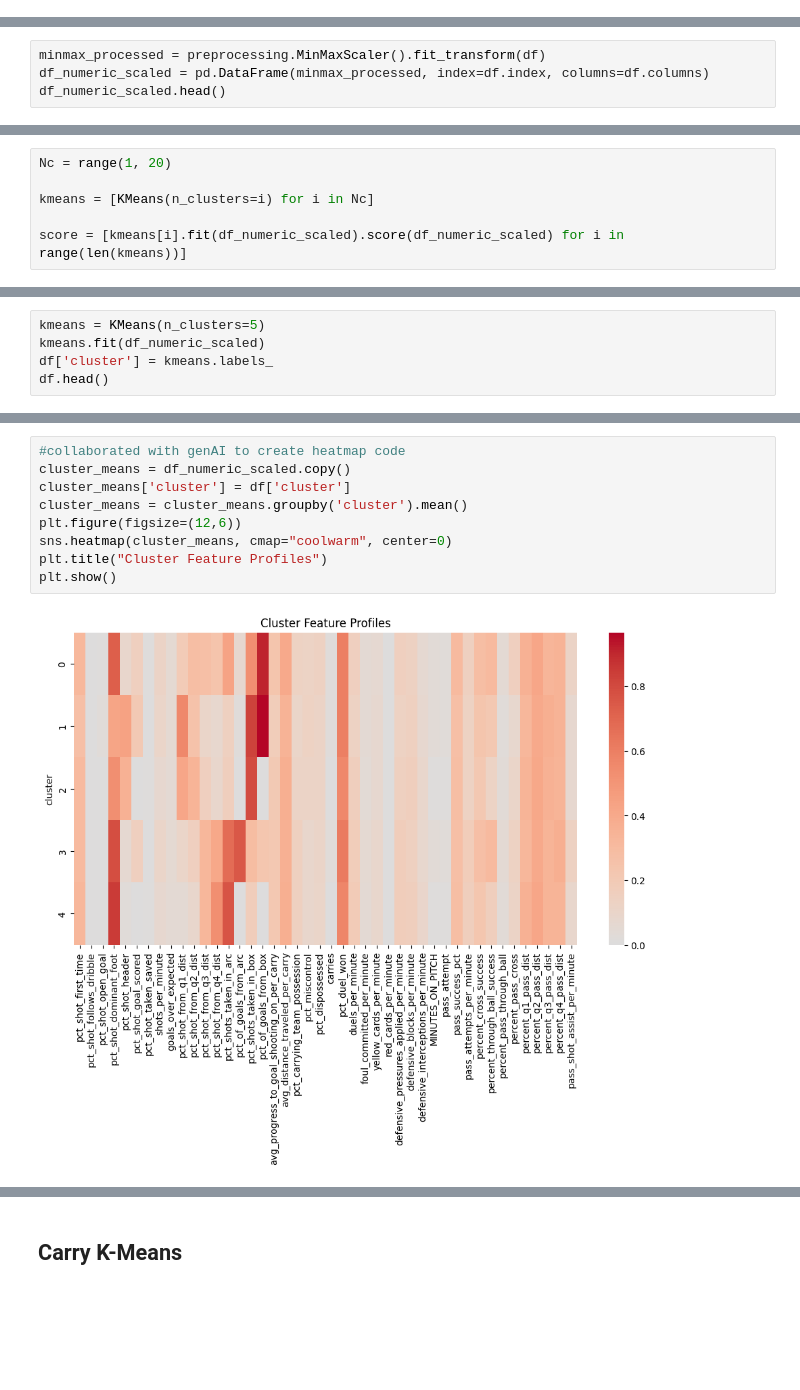
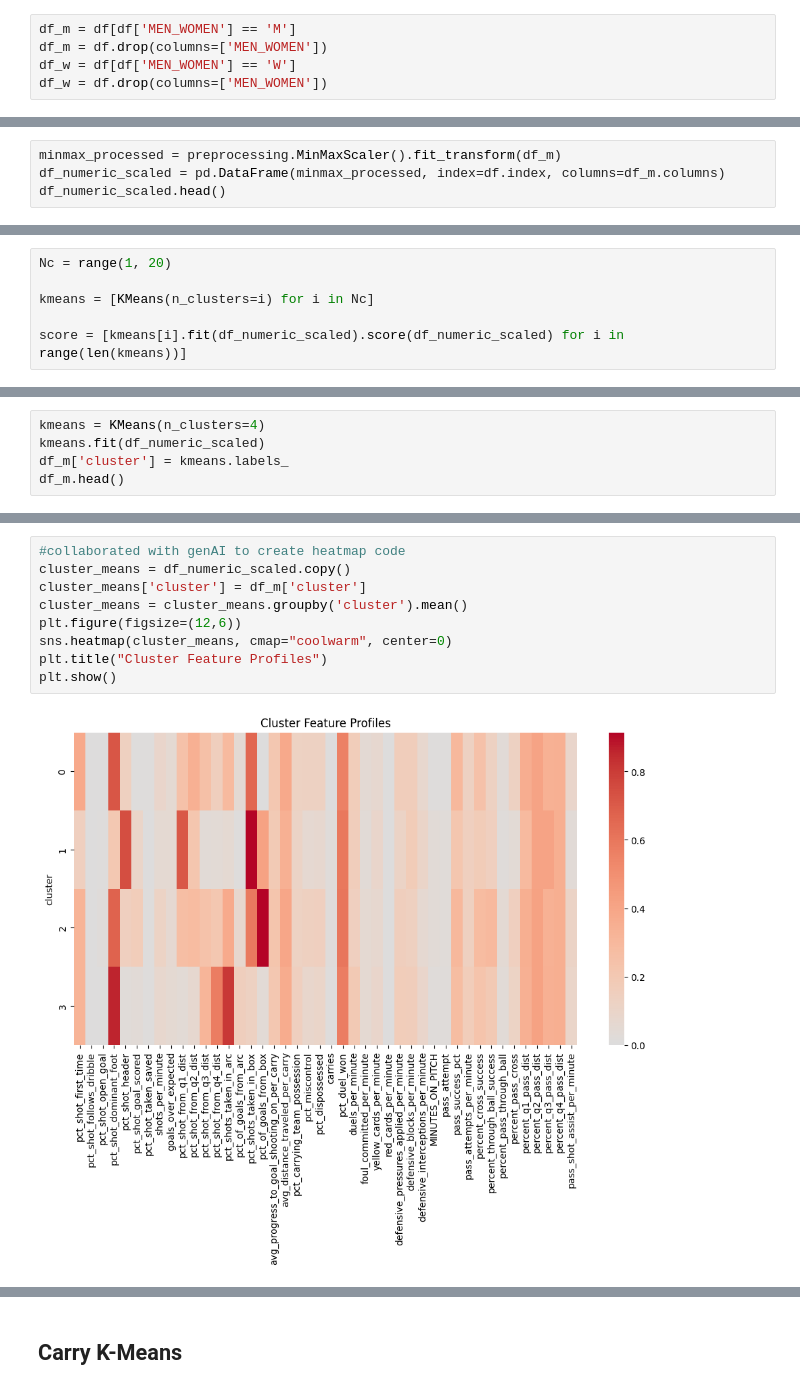
Before and after one commit to sflax91/soccer-analytics-capstone-template, a Jupyter notebook: analysis/k_means_clustering.ipynb, the cells around one changed output, grey strips where cells are left out. Cells and saved outputs as stored; diff of their text form; blank space fills up the shorter version.

Commit message:
Update k_means_clustering.ipynb
added separate clustering for mens and womens leagues

```diff
--- a/analysis/k_means_clustering.ipynb
+++ b/analysis/k_means_clustering.ipynb
@@ -54,0 +57,5 @@ df = df.drop(columns=['player_id'])
+# %%
+df_m = df[df['MEN_WOMEN'] == 'M']
+df_m = df.drop(columns=['MEN_WOMEN'])
+df_w = df[df['MEN_WOMEN'] == 'W']
+df_w = df.drop(columns=['MEN_WOMEN'])
@@ -55,6 +64,6 @@ df = df.drop(columns=['player_id'])
 # %%
-minmax_processed = preprocessing.MinMaxScaler().fit_transform(df)
-df_numeric_scaled = pd.DataFrame(minmax_processed, index=df.index, columns=df.columns)
+minmax_processed = preprocessing.MinMaxScaler().fit_transform(df_m)
+df_numeric_scaled = pd.DataFrame(minmax_processed, index=df.index, columns=df_m.columns)
 df_numeric_scaled.head()
 # %% [output]
 |  | pct_shot_first_time | pct_shot_follows_dribble | pct_shot_open_goal | pct_shot_dominant_foot | pct_shot_header | ... |
@@ -81,7 +90,7 @@ pl.show()
 # %%
-kmeans = KMeans(n_clusters=5)
+kmeans = KMeans(n_clusters=4)
 kmeans.fit(df_numeric_scaled)
-df['cluster'] = kmeans.labels_
-df.head()
+df_m['cluster'] = kmeans.labels_
+df_m.head()
 # %% [output]
 |  | pct_shot_first_time | pct_shot_follows_dribble | pct_shot_open_goal | pct_shot_dominant_foot | pct_shot_header | ... |
@@ -98,11 +107,11 @@ len(df.columns)
 # %%
 #collaborated with genAI to create heatmap code
 cluster_means = df_numeric_scaled.copy()
-cluster_means['cluster'] = df['cluster']
+cluster_means['cluster'] = df_m['cluster']
 cluster_means = cluster_means.groupby('cluster').mean()
 plt.figure(figsize=(12,6))
 sns.heatmap(cluster_means, cmap="coolwarm", center=0)
 plt.title("Cluster Feature Profiles")
 plt.show()
 # %% [output]
-[figure, old version]
+[figure, new version]
```
Also changed, not shown: parts of 23 cells of this notebook.
